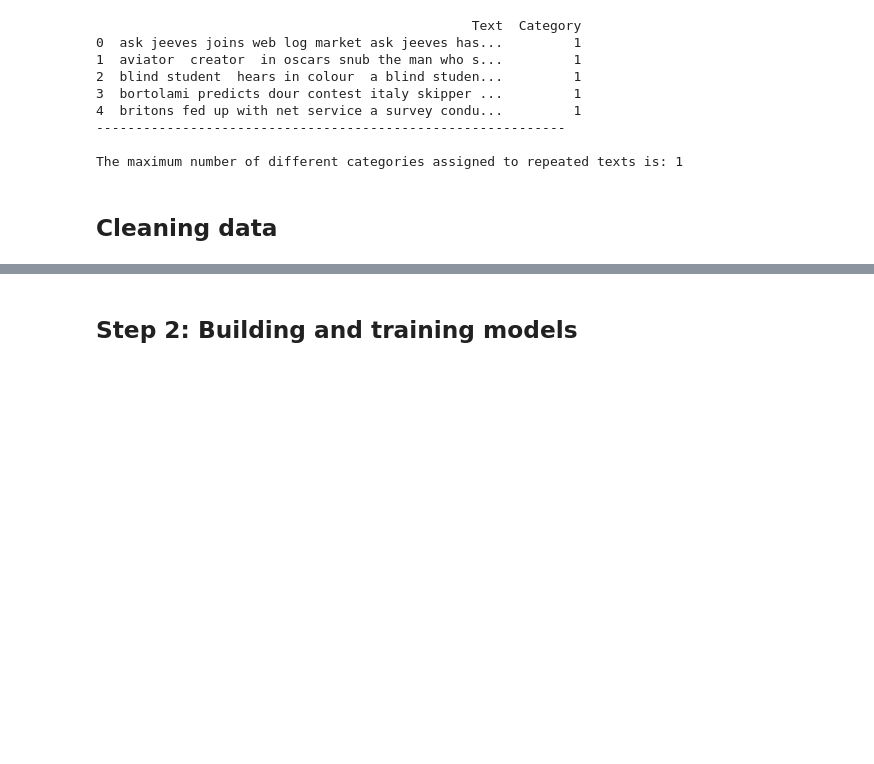
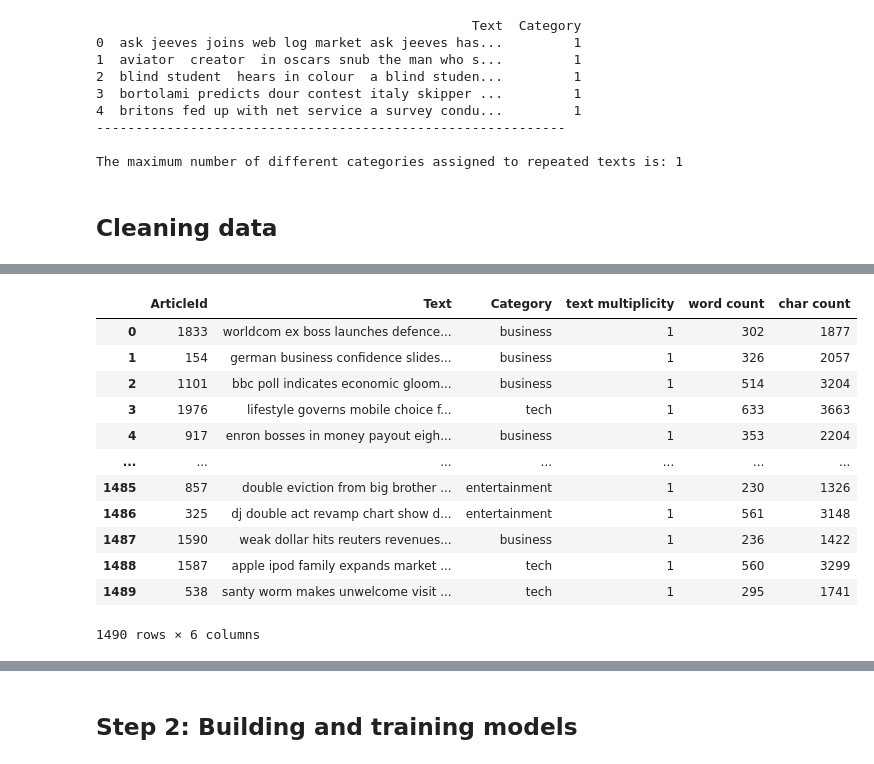
Before and after one commit to yasuomaidana/introduction-to-machine-learning, a Jupyter notebook: Unsupervised Algorithms in Machine Learning/BBC News Classification/BBC text classification.ipynb, the cells around one changed output, grey strips where cells are left out. Cells and saved outputs as stored; diff of their text form; code cells hidden in the pictures; blank space fills up the shorter version.

```diff
--- a/Unsupervised Algorithms in Machine Learning/BBC News Classification/BBC text classification.ipynb
+++ b/Unsupervised Algorithms in Machine Learning/BBC News Classification/BBC text classification.ipynb
@@ -225,0 +254,19 @@ Non alpha-numeric symbols
+# %%
+train_data['word count'] = train_data['Text'].apply(lambda row: len(row.split()))
+train_data['char count'] = train_data['Text'].apply(lambda row: len(row))
+
+train_data
+# %% [output]
+|  | ArticleId | Text | Category | text multiplicity | word count | char count |
+| 0 | 1833 | worldcom ex boss launches defence... | business | 1 | 302 | 1877 |
+| 1 | 154 | german business confidence slides... | business | 1 | 326 | 2057 |
+| 2 | 1101 | bbc poll indicates economic gloom... | business | 1 | 514 | 3204 |
+| 3 | 1976 | lifestyle governs mobile choice f... | tech | 1 | 633 | 3663 |
+| 4 | 917 | enron bosses in money payout eigh... | business | 1 | 353 | 2204 |
+| ... | ... | ... | ... | ... | ... | ... |
+| 1485 | 857 | double eviction from big brother ... | entertainment | 1 | 230 | 1326 |
+| 1486 | 325 | dj double act revamp chart show d... | entertainment | 1 | 561 | 3148 |
+| 1487 | 1590 | weak dollar hits reuters revenues... | business | 1 | 236 | 1422 |
+| 1488 | 1587 | apple ipod family expands market ... | tech | 1 | 560 | 3299 |
+| 1489 | 538 | santy worm makes unwelcome visit ... | tech | 1 | 295 | 1741 |
+1490 rows × 6 columns
```
Also changed, not shown: parts of 10 cells of this notebook.
